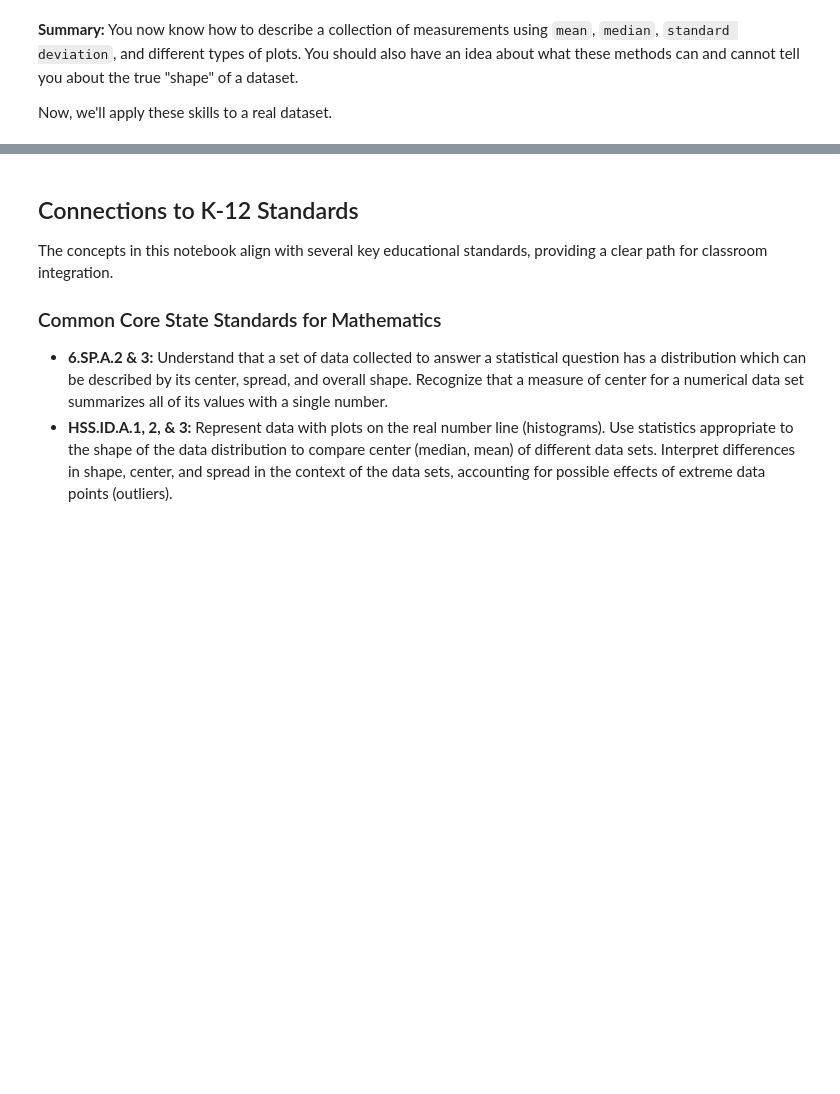
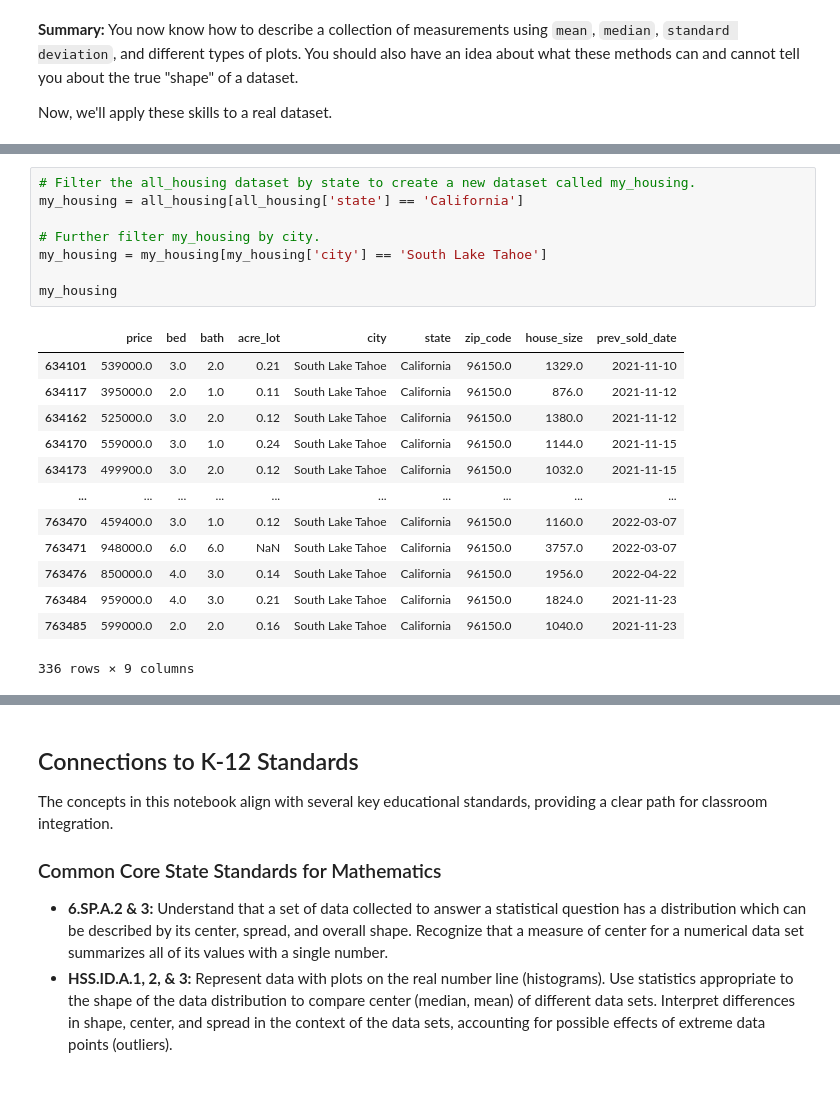
Before and after one commit to CalCoRE/show-your-work, a Jupyter notebook: 1 - CenterSpreadPython.ipynb, the cells around one changed output, grey strips where cells are left out. Saved outputs shown, nothing was run; the diff lists cells and outputs as text; blank space fills up the shorter version.

```diff
--- a/1 - CenterSpreadPython.ipynb
+++ b/1 - CenterSpreadPython.ipynb
@@ -185,0 +213,22 @@ Look at the plot above. The red line (mean) is pulled far to the right by the si
+# %%
+# Filter the all_housing dataset by state to create a new dataset called my_housing.
+my_housing = all_housing[all_housing['state'] == 'California']
+
+# Further filter my_housing by city.
+my_housing = my_housing[my_housing['city'] == 'South Lake Tahoe']
+
+my_housing
+# %% [output]
+|  | price | bed | bath | acre_lot | city | state | zip_code | house_size | prev_sold_date |
+| 634101 | 539000.0 | 3.0 | 2.0 | 0.21 | South Lake Tahoe | California | 96150.0 | 1329.0 | 2021-11-10 |
+| 634117 | 395000.0 | 2.0 | 1.0 | 0.11 | South Lake Tahoe | California | 96150.0 | 876.0 | 2021-11-12 |
+| 634162 | 525000.0 | 3.0 | 2.0 | 0.12 | South Lake Tahoe | California | 96150.0 | 1380.0 | 2021-11-12 |
+| 634170 | 559000.0 | 3.0 | 1.0 | 0.24 | South Lake Tahoe | California | 96150.0 | 1144.0 | 2021-11-15 |
+| 634173 | 499900.0 | 3.0 | 2.0 | 0.12 | South Lake Tahoe | California | 96150.0 | 1032.0 | 2021-11-15 |
+| ... | ... | ... | ... | ... | ... | ... | ... | ... | ... |
+| 763470 | 459400.0 | 3.0 | 1.0 | 0.12 | South Lake Tahoe | California | 96150.0 | 1160.0 | 2022-03-07 |
+| 763471 | 948000.0 | 6.0 | 6.0 | NaN | South Lake Tahoe | California | 96150.0 | 3757.0 | 2022-03-07 |
+| 763476 | 850000.0 | 4.0 | 3.0 | 0.14 | South Lake Tahoe | California | 96150.0 | 1956.0 | 2022-04-22 |
+| 763484 | 959000.0 | 4.0 | 3.0 | 0.21 | South Lake Tahoe | California | 96150.0 | 1824.0 | 2021-11-23 |
+| 763485 | 599000.0 | 2.0 | 2.0 | 0.16 | South Lake Tahoe | California | 96150.0 | 1040.0 | 2021-11-23 |
+336 rows × 9 columns
```
Also changed, not shown: parts of 30 cells of this notebook.
